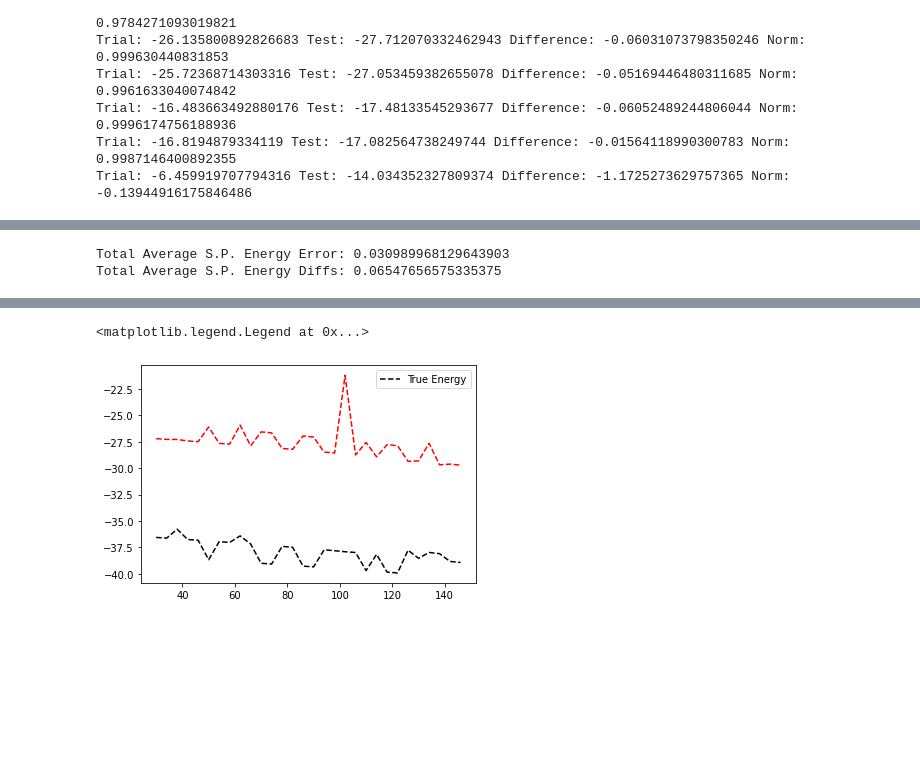
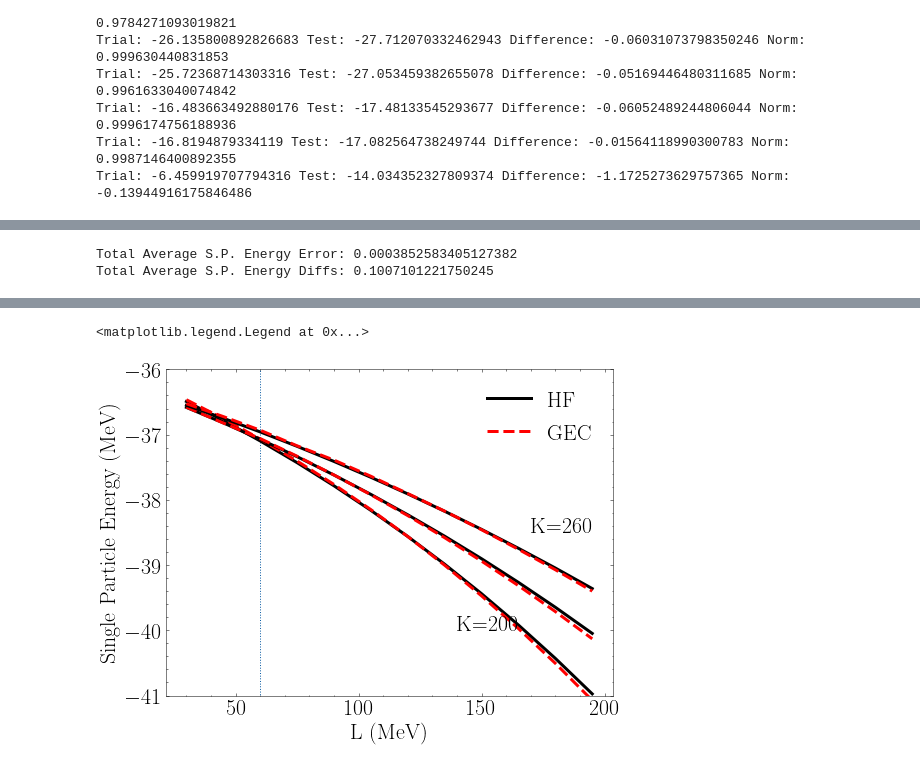
Before and after one commit to ascsn/nuclear-dimensionality-reduction-book, a Jupyter notebook: EC/GalerkinEC_Extrapolation.ipynb, the cells around one changed output, grey strips where cells are left out. Saved outputs shown, nothing was run; the diff lists cells and outputs as text; code cells hidden in the pictures; blank space fills up the shorter version.

```diff
--- a/EC/GalerkinEC_Extrapolation.ipynb
+++ b/EC/GalerkinEC_Extrapolation.ipynb
@@ -988,6 +1035,8 @@ defdiffs = []
 #optfile = open('train_6_coeffs.bin',mode='wb')
 truesp = []
 guesssp = []
+tradii = []
+gradii = []
 for i in range(len(sampled_out)):
     #print(galerkin(sampled_out[i].x,train_wfs,sortstates,levels,sampleparams[i],dirs[i]))
     # Make trial WF and hpsi with solved coeffs
@@ -1000,6 +1049,8 @@ for i in range(len(sampled_out)):
     h,nbox,lmax,nmax,sorts,sorte,test_wf = read_wfs(restartfile)
     test_hpsi = get_hpsi(sampleparams[i],h,nbox,lmax,nmax,sorts,sorte,test_wf,dirs[i])
     #test_hpsi_2 = compute_hpsi(test_params,h,nbox,lmax,nmax,sortstates,sortenergies,test_wf)
+    tradii.append([radius(0,sortstates,h,test_wf),radius(1,sortstates,h,test_wf)])
+    gradii.append([radius(0,sortstates,h,trial_wf),radius(1,sortstates,h,trial_wf)])
     ediff = 0.0
     defdiff = 0.0
     norms = 0.0
@@ -1034,21 +1085,71 @@ for i in range(len(sampled_out)):
 print("Total Average S.P. Energy Error: {}".format(sum(esp_errors)/len(esp_errors)))
 print("Total Average S.P. Energy Diffs: {}".format(sum(defdiffs)/len(defdiffs)))
 # %% [output]
-Total Average S.P. Energy Error: 0.030989968129643903
-Total Average S.P. Energy Diffs: 0.06547656575335375
+Total Average S.P. Energy Error: 0.0003852583405127382
+Total Average S.P. Energy Diffs: 0.1007101221750245
 # %%
-fig = plt.figure()
+plt.style.use('science')
+plt.rcParams.update({'font.size': 22})
+fig = plt.figure(figsize=(8, 6))
 ax = plt.axes()
 Ls=[]
 tEs=[]
 gEs=[]
-for i in range(30):
+for i in range(samples//3):
     #Ls.append(nm_sampleparams[i+500]["LASS"])
-    Ls.append(i*(150 - 30)/30 + 30.0)
-    tEs.append(guesssp[i][0])
-    gEs.append(guesssp[i][1])
-print(guesssp[15])
-ax.plot(Ls,tEs,linestyle='--',color='black',label="True Energy")
-ax.plot(Ls,gEs,linestyle='--',color='red')
+    Ls.append(i*3*(210 - 30)/samples + 30.0)
+    tEs.append(truesp[i][0])
+    gEs.append(guesssp[i][0])
+ax.plot(Ls,tEs,linestyle='-',color='black',label="HF",linewidth=3)
+ax.plot(Ls,gEs,linestyle='--',color='red',label='GEC',linewidth=3)
+print("K=160 HF")
+print("L En")
+for i in range(len(Ls)):
+    print(Ls[i], tEs[i])
+print("K=160 GEC")
+print("L En")
+for i in range(len(Ls)):
+    print(Ls[i], gEs[i])
+tEs=[]
+gEs=[]
+for i in range(samples//3):
+    #Ls.append(nm_sampleparams[i+500]["LASS"])
+    #Ls.append(i*(210 - 30)/samples + 30.0)
+    tEs.append(truesp[i+samples//3][0])
+    gEs.append(guesssp[i+samples//3][0])
+ax.plot(Ls,tEs,linestyle='-',color='black',linewidth=3)
+ax.plot(Ls,gEs,linestyle='--',color='red',linewidth=3)
+print("K=210 HF")
+print("L En")
+for i in range(len(Ls)):
+    print(Ls[i], tEs[i])
+print("K=210 GEC")
+print("L En")
+for i in range(len(Ls)):
+    print(Ls[i], gEs[i])
+tEs=[]
+gEs=[]
+for i in range(samples//3):
+    #Ls.append(nm_sampleparams[i+500]["LASS"])
+    #Ls.append(i*(210 - 30)/samples + 30.0)
+    tEs.append(truesp[i+2*samples//3][0])
+    gEs.append(guesssp[i+2*samples//3][0])
+ax.plot(Ls,tEs,linestyle='-',color='black',linewidth=3)
+ax.plot(Ls,gEs,linestyle='--',color='red',linewidth=3)
+print("K=260 HF")
+print("L En")
+for i in range(len(Ls)):
+    print(Ls[i], tEs[i])
+print("K=260 GEC")
+print("L En")
+for i in range(len(Ls)):
+    print(Ls[i], gEs[i])
+ax.text(170,-38.5,"K=260", fontsize=22)
+ax.text(140,-40,"K=200", fontsize=22)
+ax.set_ylim(-41,-36)
+ax.vlines(60,-50,-36,linestyle=':')
+
+ax.set_ylabel("Single Particle Energy (MeV)")
+ax.set_xlabel("L (MeV)")
 ax.legend()
 # %% [output]
@@ -1056,2 +1173,2 @@ ax.legend()
 <matplotlib.legend.Legend at 0x...>
-[figure, old version]
+[figure, new version]
```
Also changed, not shown: parts of 7 cells of this notebook, 2 other files.
